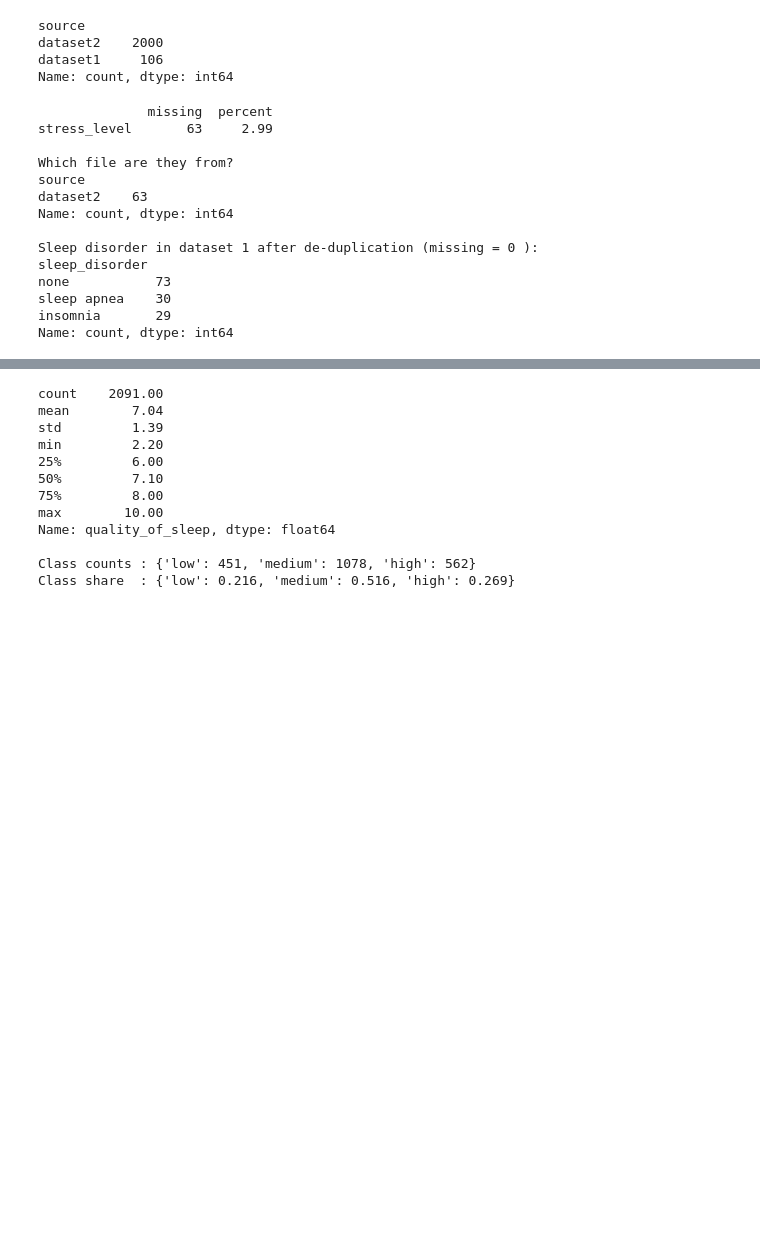
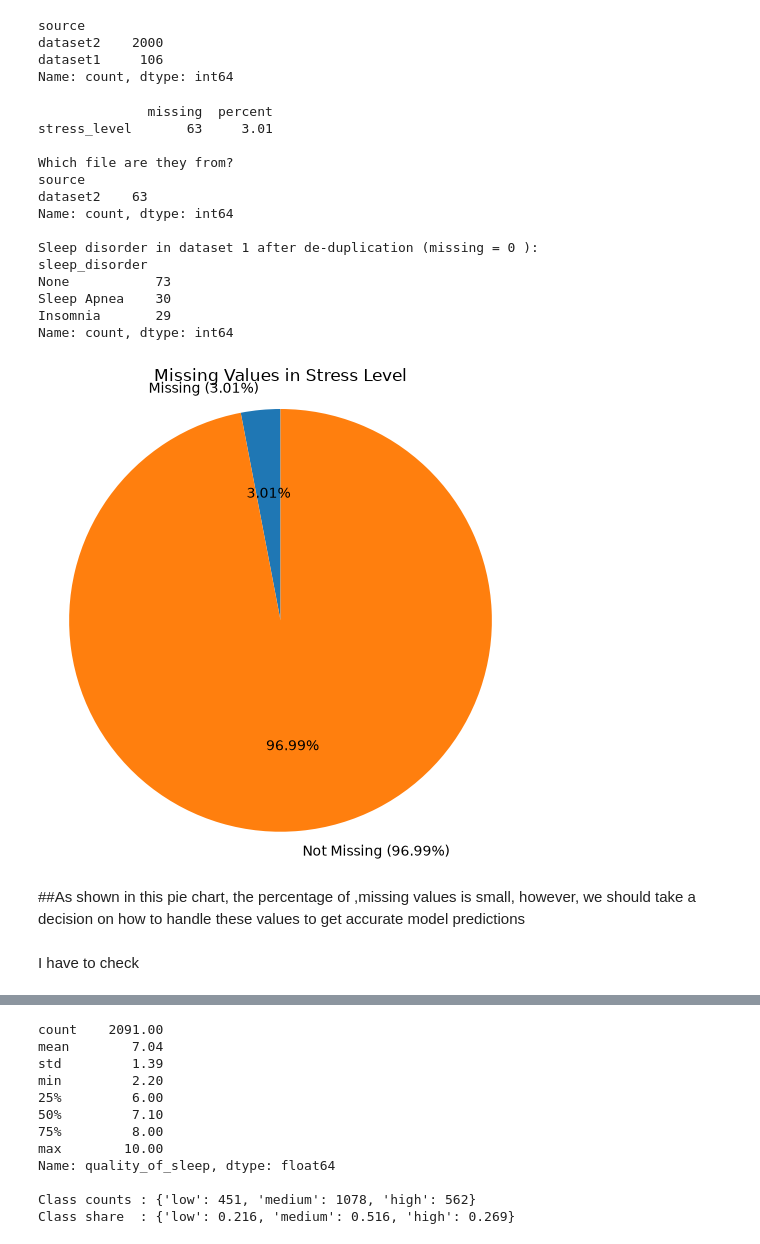
Before and after one commit to HamsMSaidam/QUALIFY, a Jupyter notebook: notebooks/01_preprocessing_hams.ipynb, the cells around one changed output, grey strips where cells are left out. Cells and saved outputs as stored; diff of their text form; code cells hidden in the pictures; blank space fills up the shorter version.

Commit message:
Save dataset cleaning and merging results

```diff
--- a/notebooks/01_preprocessing_hams.ipynb
+++ b/notebooks/01_preprocessing_hams.ipynb
@@ -167,21 +171,22 @@ dataset2    2000
 dataset1     106
 Name: count, dtype: int64
 # %%
-# 5a. Missing values in the merged data
-miss = merged.isna().sum()
-miss = miss[miss > 0]
+#Missing values in the merged data
+miss = merged.isna().sum() # we want to know the number of missing values in each column for later analysis
+miss = miss[miss > 0]  #for simplicity, we would keep columns only when having 1 or more missing
 print(pd.DataFrame({"missing": miss, "percent": (miss / len(merged) * 100).round(2)}))
 print("\nWhich file are they from?")
 print(merged[merged.isna().any(axis=1)]["source"].value_counts())
 assert merged[TARGET].notna().all(), "target must never be missing"
-log["missing_before_imputation"] = {k: int(v) for k, v in miss.items()}
-
-# 5b. "None" in sleep disorder: kept as a real category (it only exists in dataset 1)
+log["missing_before_imputation"] = {}
+for k, v in miss.items():
+    log["missing_before_imputation"][k] = int(v)
+#"None" in sleep disorder: kept as a real category (it only exists in dataset 1)
 print("\nSleep disorder in dataset 1 after de-duplication (missing =", int(df1_u["sleep_disorder"].isna().sum()), "):")
 print(df1_u["sleep_disorder"].value_counts())
 # %% [output]
               missing  percent
-stress_level       63     2.99
+stress_level       63     3.01
 
 Which file are they from?
 source
@@ -190,10 +195,31 @@ Name: count, dtype: int64
 
 Sleep disorder in dataset 1 after de-duplication (missing = 0 ):
 sleep_disorder
-none           73
-sleep apnea    30
-insomnia       29
+None           73
+Sleep Apnea    30
+Insomnia       29
 Name: count, dtype: int64
+# %%
+missing_count = merged["stress_level"].isna().sum()
+present_count = merged["stress_level"].notna().sum()
+
+plt.figure(figsize=(6, 6))
+plt.pie(
+    [missing_count, present_count],
+    labels=["Missing (3.01%)", "Not Missing (96.99%)"],
+    autopct="%1.2f%%",
+    startangle=90
+)
+
+plt.title("Missing Values in Stress Level")
+plt.axis("equal")
+plt.show()
+# %% [output]
+[figure, added]
+# %% [markdown]
+##As shown in this pie chart, the percentage of ,missing values is small, however, we should take a decision on how to handle these values to get accurate model predictions
+# %% [markdown]
+I have to check
 # %%
 checks = {"age < 18": merged["age"] < 18,
           "heart_rate > 120 bpm": merged["heart_rate"] > 120,
```
Also changed, not shown: parts of 6 cells of this notebook.
